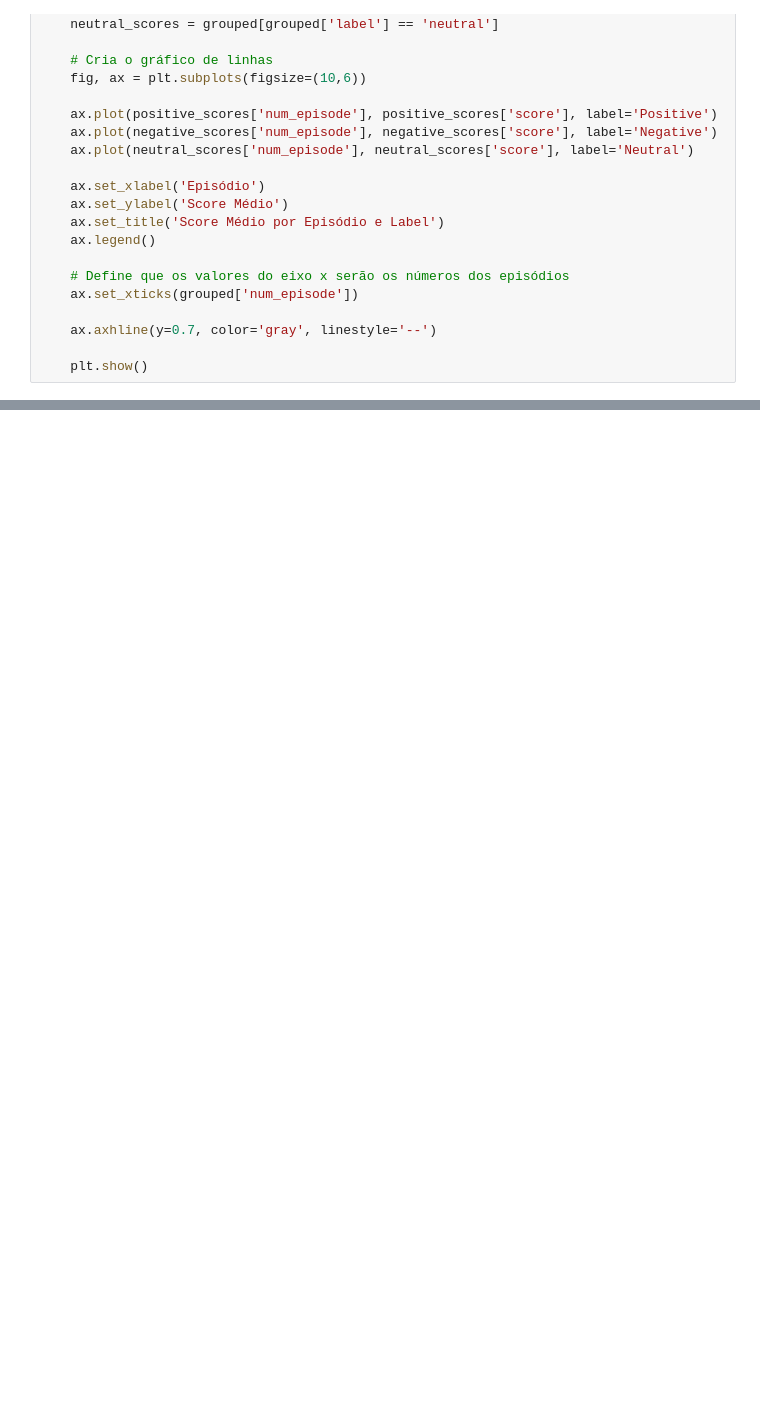
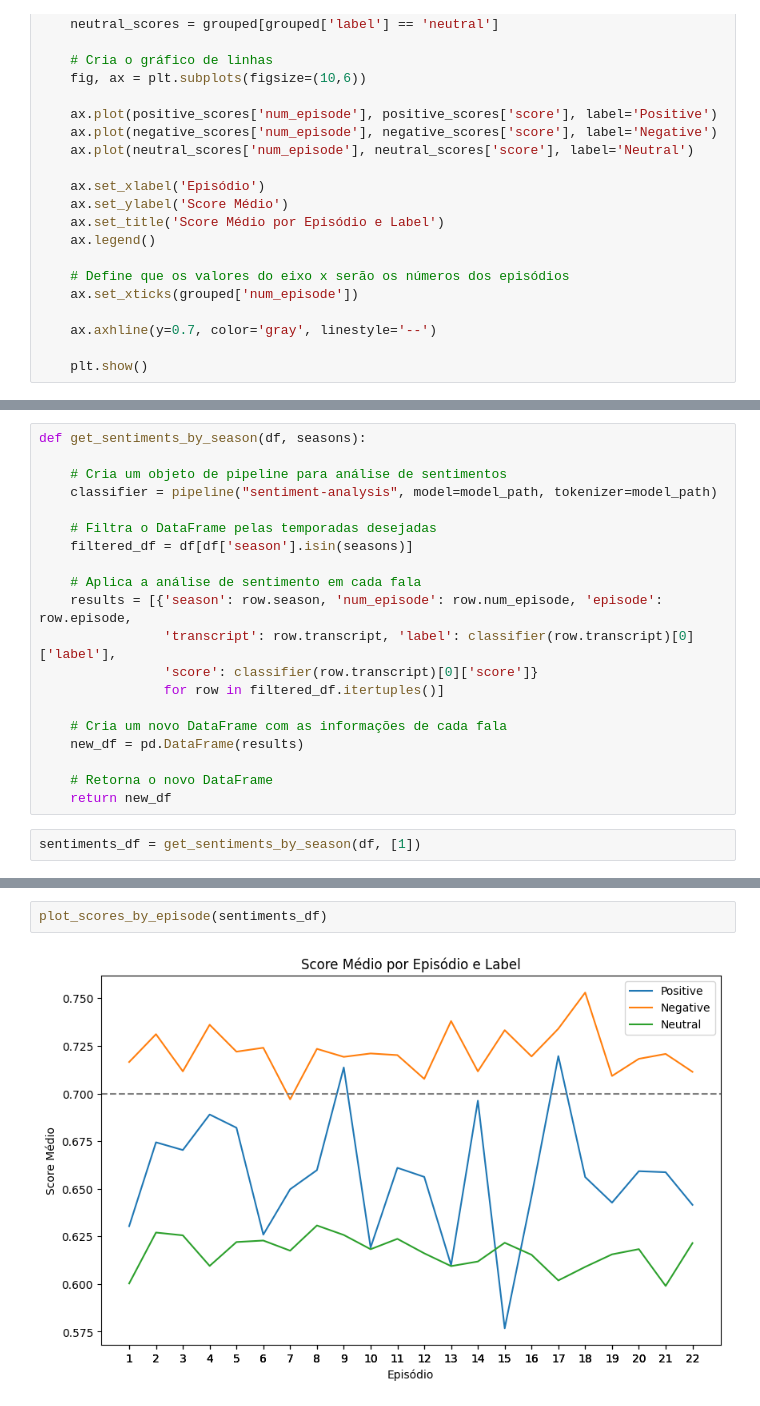
Before and after one commit to adalves-ufabc/2023.Q1-PLN, a Jupyter notebook: Aula 23/2023_Q1_PLN_Notebook_House_02.ipynb, the cells around one changed output, grey strips where cells are left out. Saved outputs shown, nothing was run; the diff lists cells and outputs as text; blank space fills up the shorter version.

```diff
--- a/Aula 23/2023_Q1_PLN_Notebook_House_02.ipynb
+++ b/Aula 23/2023_Q1_PLN_Notebook_House_02.ipynb
@@ -355,0 +481,22 @@ plot_scores_by_episode(sentiments_df)
+# %%
+def get_sentiments_by_season(df, seasons):
+
+    # Cria um objeto de pipeline para análise de sentimentos
+    classifier = pipeline("sentiment-analysis", model=model_path, tokenizer=model_path)
+
+    # Filtra o DataFrame pelas temporadas desejadas
+    filtered_df = df[df['season'].isin(seasons)]
+
+    # Aplica a análise de sentimento em cada fala
+    results = [{'season': row.season, 'num_episode': row.num_episode, 'episode': row.episode,
+                'transcript': row.transcript, 'label': classifier(row.transcript)[0]['label'],
+                'score': classifier(row.transcript)[0]['score']}
+                for row in filtered_df.itertuples()]
+
+    # Cria um novo DataFrame com as informações de cada fala
+    new_df = pd.DataFrame(results)
+
+    # Retorna o novo DataFrame
+    return new_df
+# %%
+sentiments_df = get_sentiments_by_season(df, [1])
@@ -355,0 +529,4 @@ plot_scores_by_episode(sentiments_df)
+# %%
+plot_scores_by_episode(sentiments_df)
+# %% [output]
+[figure, added]
```
Also changed, not shown: parts of 23 cells of this notebook.
